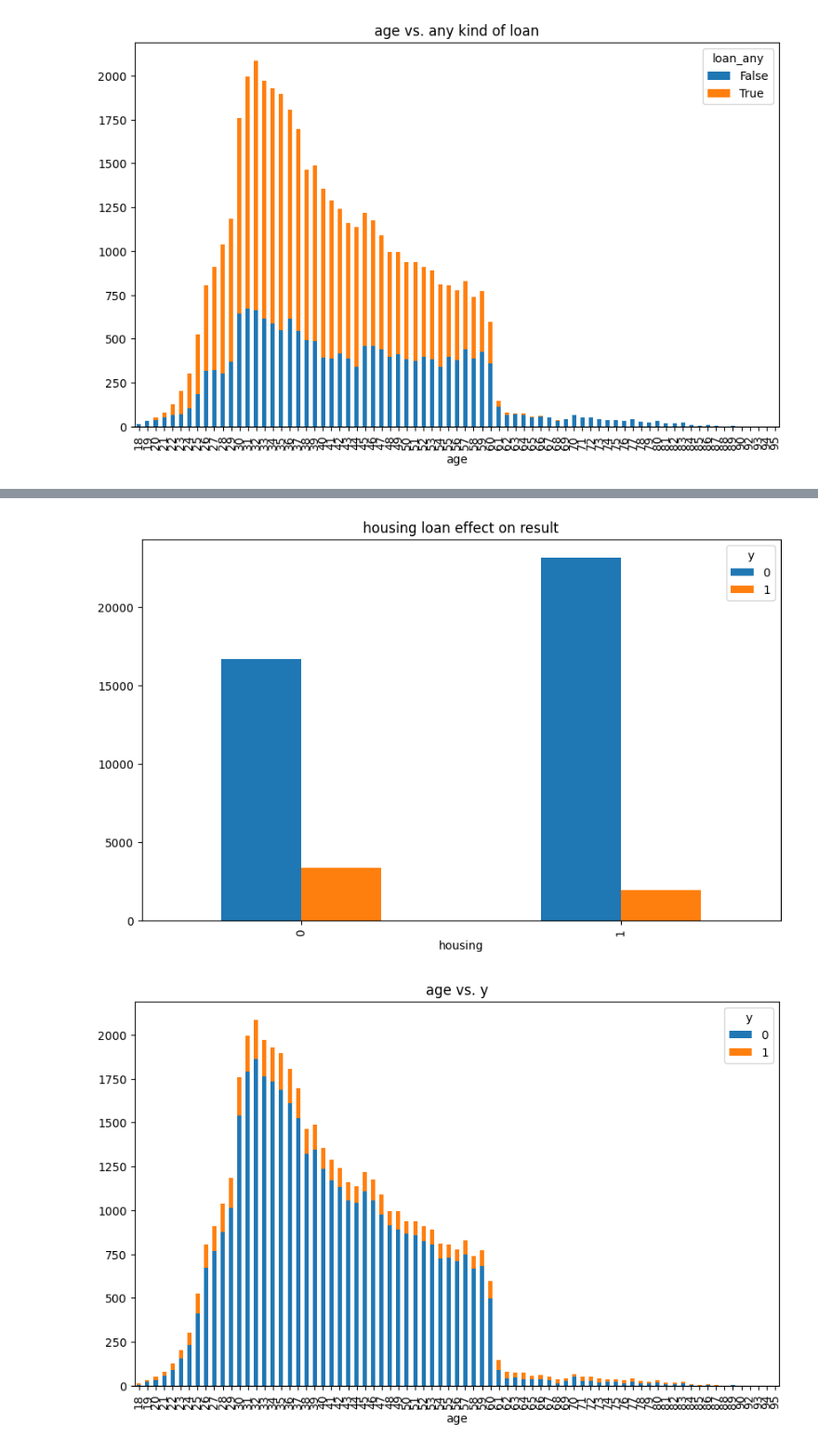
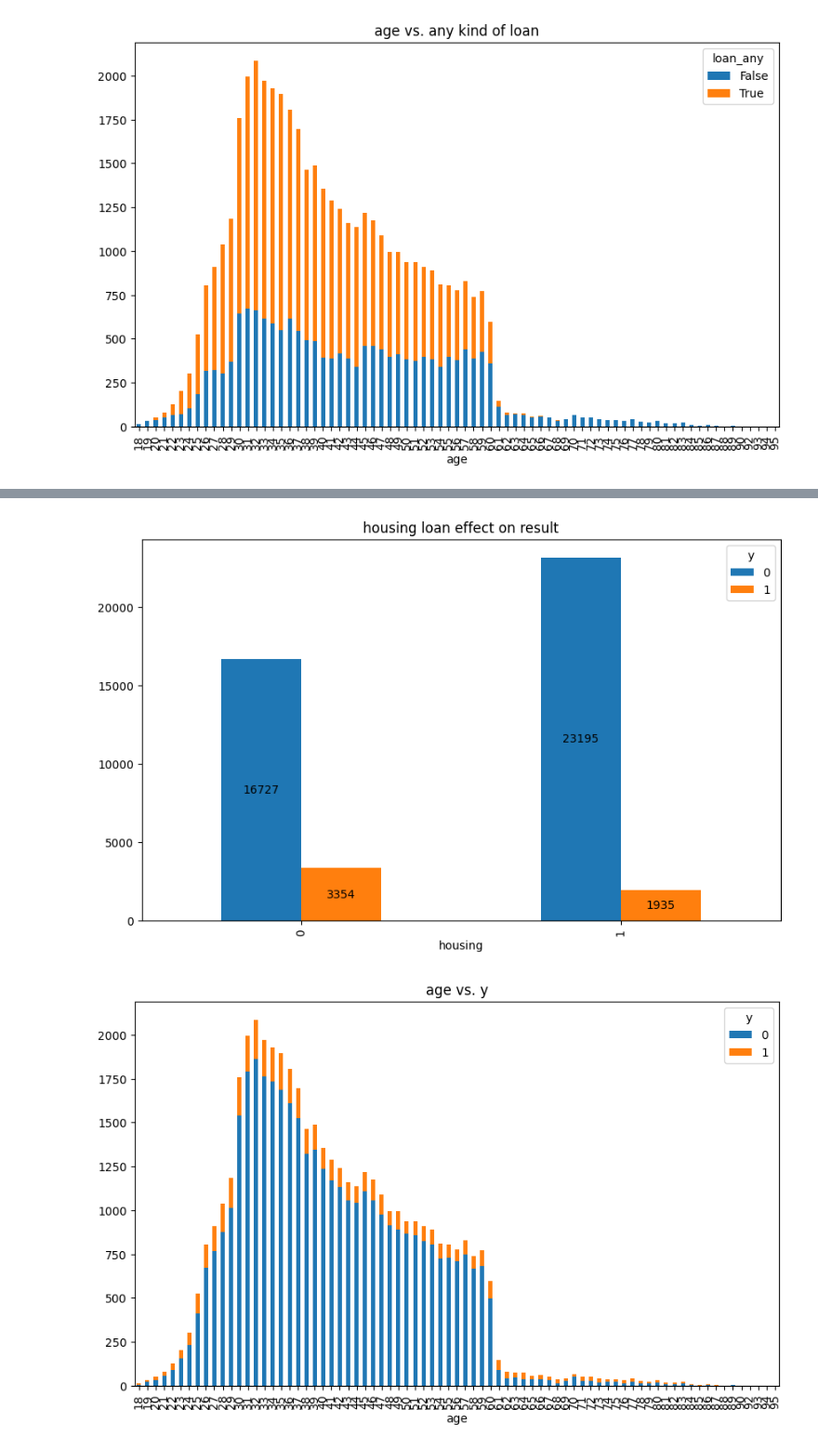
Before and after one commit to jshen1s1/BankMarketing, a Jupyter notebook: EDA.ipynb, the cells around one changed output, grey strips where cells are left out. Shown at 93% size. Saved outputs shown, nothing was run; the diff lists cells and outputs as text; code cells hidden in the pictures.

```diff
--- a/EDA.ipynb
+++ b/EDA.ipynb
@@ -156,9 +156,11 @@ plt.show()
 [figure]
 # %%
 grouped_data = bank_info.groupby(['loan', 'y']).size().unstack(fill_value=0)
-grouped_data.plot(kind='bar',
+ax = grouped_data.plot(kind='bar',
                   stacked=False,
                   figsize=(10, 6),
                   title='loan effect on result')
+for i in ax.containers:
+    ax.bar_label(i,label_type='center', labels=i.datavalues, rotation=0)
 plt.show()
 # %% [output]
@@ -166,12 +168,14 @@ plt.show()
 # %%
 grouped_data = bank_info.groupby(['housing', 'y']).size().unstack(fill_value=0)
-grouped_data.plot(kind='bar',
+ax = grouped_data.plot(kind='bar',
                   stacked=False,
                   figsize=(10, 6),
                   title='housing loan effect on result')
+for i in ax.containers:
+    ax.bar_label(i,label_type='center', labels=i.datavalues, rotation=0)
 plt.show()
 # %% [output]
-[figure, old version]
+[figure, new version]
 # %%
 grouped_data = bank_info.groupby(['age', 'y']).size().unstack(fill_value=0)
 grouped_data.plot(kind='bar',
```
Also changed, not shown: parts of 2 cells of this notebook, 3 other files.
